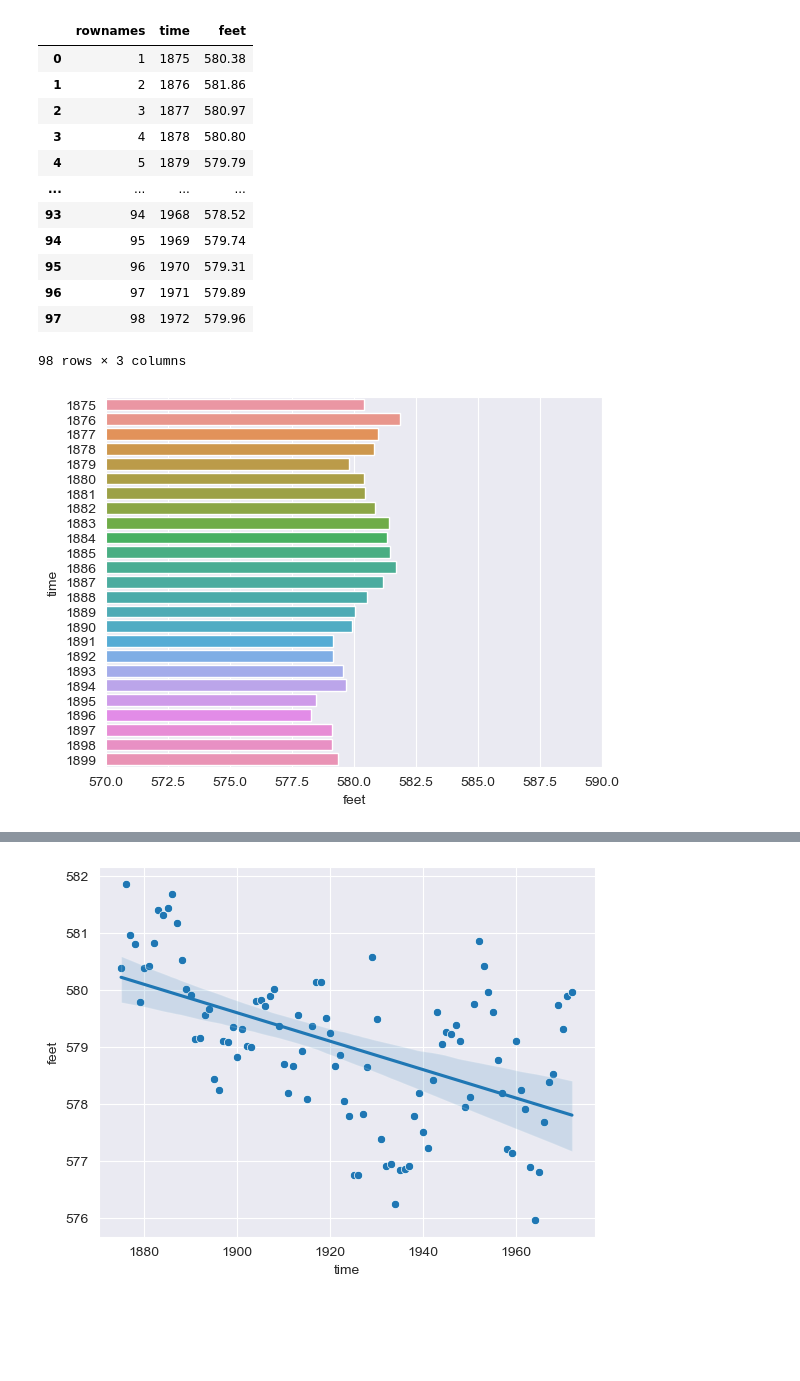
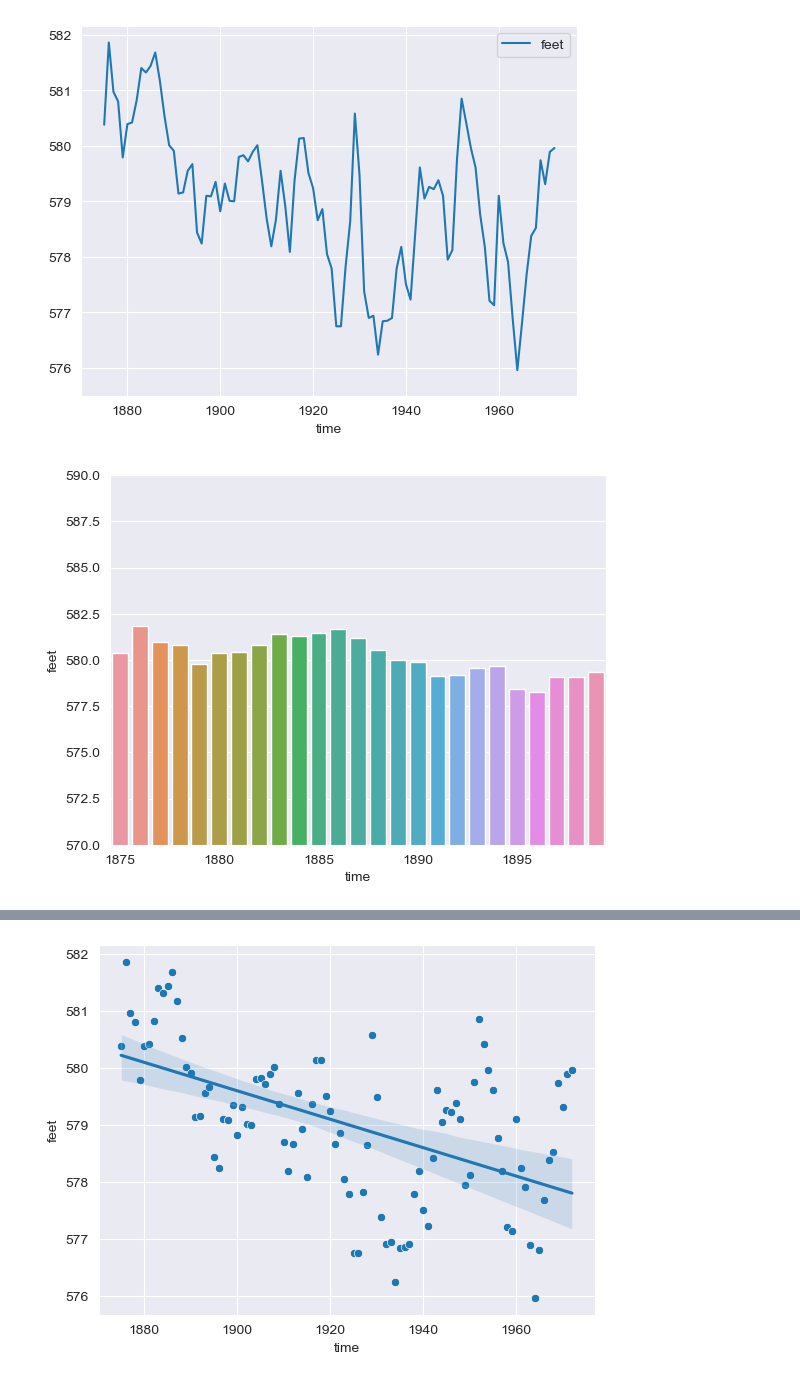
Before and after one commit to KailaBtw/DataScience, a Jupyter notebook: Practice/lakeHuron.ipynb, the cells around one changed output, grey strips where cells are left out. Saved outputs shown, nothing was run; the diff lists cells and outputs as text; code cells hidden in the pictures; blank space fills up the shorter version.

```diff
--- a/Practice/lakeHuron.ipynb
+++ b/Practice/lakeHuron.ipynb
@@ -1,29 +56,11 @@
 # %%
-import pandas as pd
 import matplotlib.pyplot as plt
-import seaborn as sns
 
-lake_huron = pd.read_csv('data/LakeHuron.csv')
-lake_huron = lake_huron.rename(columns={"value": "feet"})
-lake_huron_first_quarter = lake_huron[0:25]
-lake_huron_second_quarter = lake_huron[26:50]
-lake_huron_third_quarter = lake_huron[51:75]
-lake_huron_fourth_quarter = lake_huron[76:100]
-lake_huron
+lake_huron.plot(x = "time", y = 'feet', kind = 'line')
+plt.ylim(ymin=575.5)
+plt.xlim(xmin=1870)
 
-# time is  the current year
-#value is the level in feet
+plt.show()
+#this binning plot represents the direct relationship between time and feet. y = f(x)
 # %% [output]
-|  | rownames | time | feet |
-| 0 | 1 | 1875 | 580.38 |
-| 1 | 2 | 1876 | 581.86 |
-| 2 | 3 | 1877 | 580.97 |
-| 3 | 4 | 1878 | 580.80 |
-| 4 | 5 | 1879 | 579.79 |
-| ... | ... | ... | ... |
-| 93 | 94 | 1968 | 578.52 |
-| 94 | 95 | 1969 | 579.74 |
-| 95 | 96 | 1970 | 579.31 |
-| 96 | 97 | 1971 | 579.89 |
-| 97 | 98 | 1972 | 579.96 |
-98 rows × 3 columns
+[figure, added]
@@ -40,15 +103,16 @@ lake_huron
 # %%
 
 # Create the horizontal bar plot using seaborn
-sns.barplot(x="feet", y="time", data=lake_huron_first_quarter, orient="h", )
+sns.barplot(x="time", y="feet", data=lake_huron_first_quarter, orient="v", )
 #order=lake_huron_first_quarter["feet"]  would sort plot by feet (already sorted by year)
 
 # Set the y-axis limits to exclude the range 0-400
-plt.xlim(570, 590)
+plt.ylim(570, 590)
+plt.xticks(range(0, len(lake_huron_first_quarter), 5), lake_huron_first_quarter['time'][::5])
 
 # Display the plot
 plt.show()
 # %% [output]
-[figure, old version]
+[figure, new version]
 # %%
 # Create the horizontal bar plot using seaborn
```
Also changed, not shown: parts of 9 cells of this notebook.
